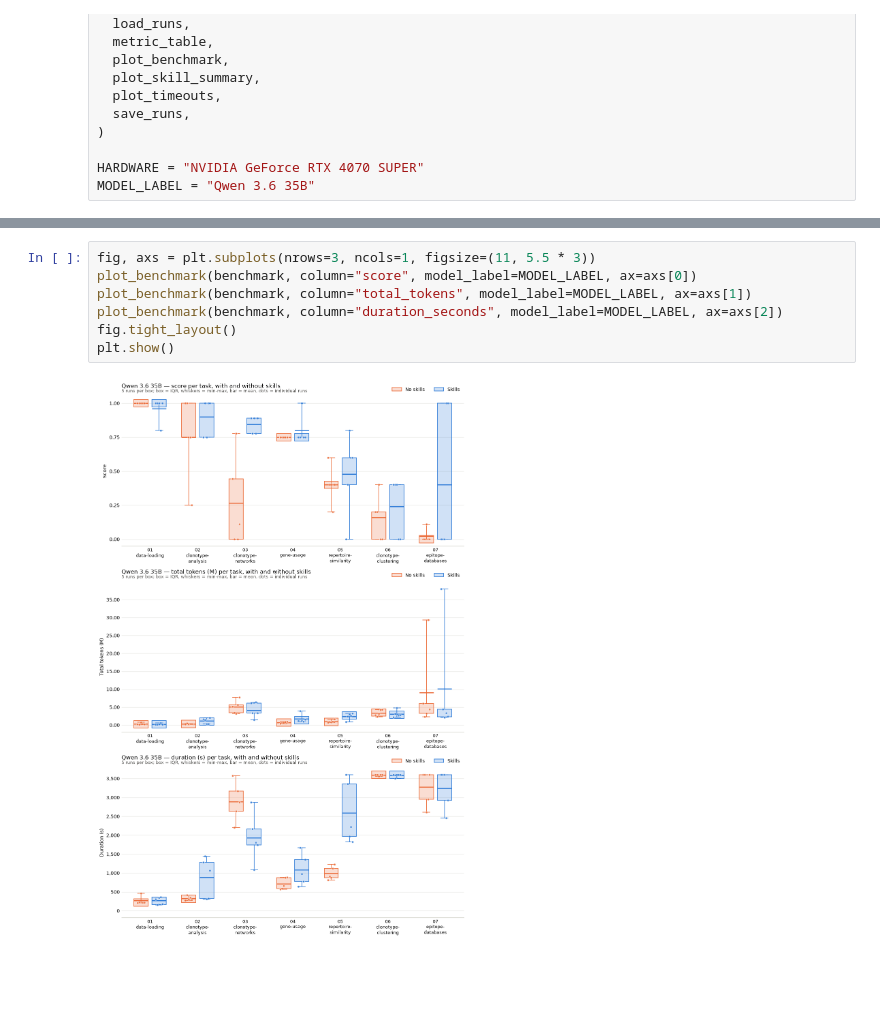
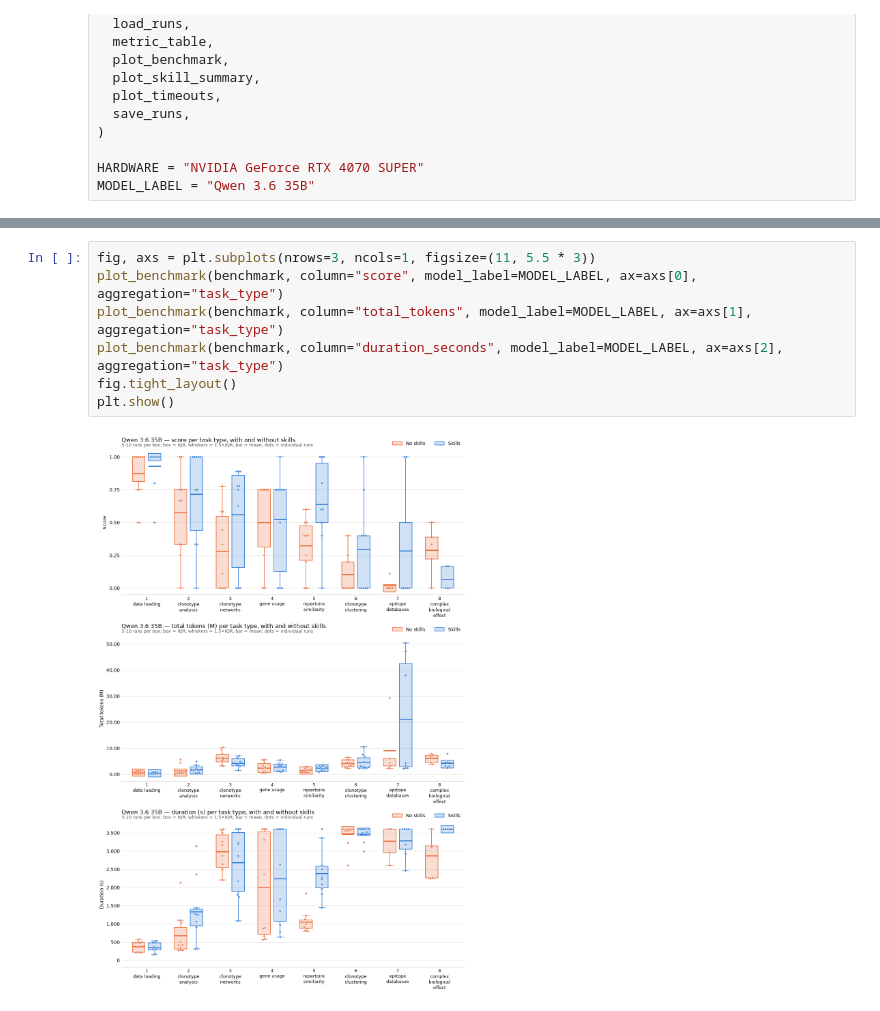
Before and after one commit to ALEGATOR1209/immunogenomics-agent, a Jupyter notebook: analysis/qwen-3.6-35b.ipynb, the cells around one changed output, grey strips where cells are left out. Saved outputs shown, nothing was run; the diff lists cells and outputs as text; blank space fills up the shorter version.

```diff
--- a/analysis/qwen-3.6-35b.ipynb
+++ b/analysis/qwen-3.6-35b.ipynb
@@ -81,12 +60,12 @@ benchmark.head()
 # %%
 fig, axs = plt.subplots(nrows=3, ncols=1, figsize=(11, 5.5 * 3))
-plot_benchmark(benchmark, column="score", model_label=MODEL_LABEL, ax=axs[0])
-plot_benchmark(benchmark, column="total_tokens", model_label=MODEL_LABEL, ax=axs[1])
-plot_benchmark(benchmark, column="duration_seconds", model_label=MODEL_LABEL, ax=axs[2])
+plot_benchmark(benchmark, column="score", model_label=MODEL_LABEL, ax=axs[0], aggregation="task_type")
+plot_benchmark(benchmark, column="total_tokens", model_label=MODEL_LABEL, ax=axs[1], aggregation="task_type")
+plot_benchmark(benchmark, column="duration_seconds", model_label=MODEL_LABEL, ax=axs[2], aggregation="task_type")
 fig.tight_layout()
 plt.show()
 # %% [output]
-[figure, old version]
+[figure, new version]
 # %%
 fig, axs = plt.subplots(nrows=1, ncols=3, figsize=(6 * 3, 4))
 plot_skill_summary(benchmark, axs=axs)
```
Also changed, not shown: parts of 8 cells of this notebook, 3 other files.
